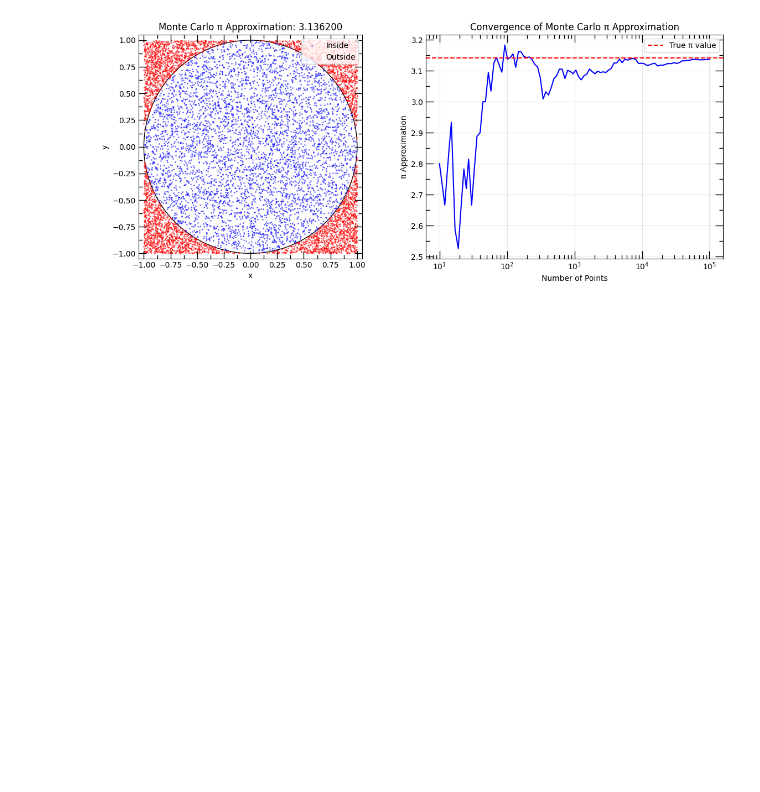
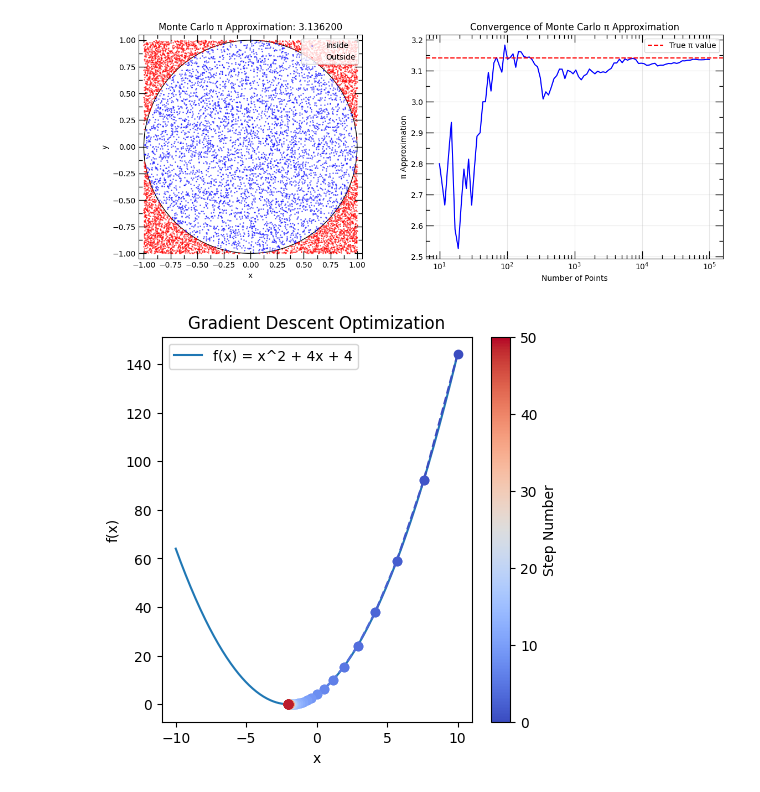
Before and after one commit to deng-group/MLE4217_5219_book, a Jupyter notebook: figures/original_figs/make_figures.ipynb, the cells around one changed output. Saved outputs shown, nothing was run; the diff lists cells and outputs as text; code cells hidden in the pictures; blank space fills up the shorter version.

```diff
--- a/figures/original_figs/make_figures.ipynb
+++ b/figures/original_figs/make_figures.ipynb
@@ -282,3 +282,51 @@ plt.show()
 Approximation of π: 3.1362
 Error: 0.005392653589793017
 [figure]
+# %%
+import numpy as np
+import matplotlib.pyplot as plt
+from matplotlib.colors import Normalize
+
+# Define the function to minimize (e.g., a simple quadratic function)
+def f(x):
+    return x**2 + 4*x + 4
+
+# Define the gradient of the function
+def grad_f(x):
+    return 2*x + 4
+
+# Gradient descent parameters
+learning_rate = 0.1
+n_iterations = 50
+x_start = 10
+
+# Perform gradient descent
+x_values = [x_start]
+for _ in range(n_iterations):
+    x_new = x_values[-1] - learning_rate * grad_f(x_values[-1])
+    x_values.append(x_new)
+
+# Generate x values for plotting the function
+x_plot = np.linspace(-10, 10, 400)
+y_plot = f(x_plot)
+
+# Plot the function and the gradient descent trajectory
+plt.figure(figsize=(5, 5))
+plt.plot(x_plot, y_plot, label='f(x) = x^2 + 4x + 4')
+
+# Use a colormap to show the number of steps
+norm = Normalize(vmin=0, vmax=len(x_values) - 1)
+colors = plt.cm.coolwarm(norm(range(len(x_values))))
+for i in range(len(x_values) - 1):
+    plt.plot(x_values[i:i+2], [f(x_values[i]), f(x_values[i+1])], color=colors[i], marker='o', ls='--')
+
+plt.xlabel('x')
+plt.ylabel('f(x)')
+plt.title('Gradient Descent Optimization')
+plt.legend()
+
+# Create a new axis for the colorbar
+cbar = plt.colorbar(plt.cm.ScalarMappable(norm=norm, cmap='coolwarm'), ax=plt.gca(), label='Step Number')
+plt.show()
+# %% [output]
+[figure, added]
```
Also changed, not shown: parts of 4 cells of this notebook.
